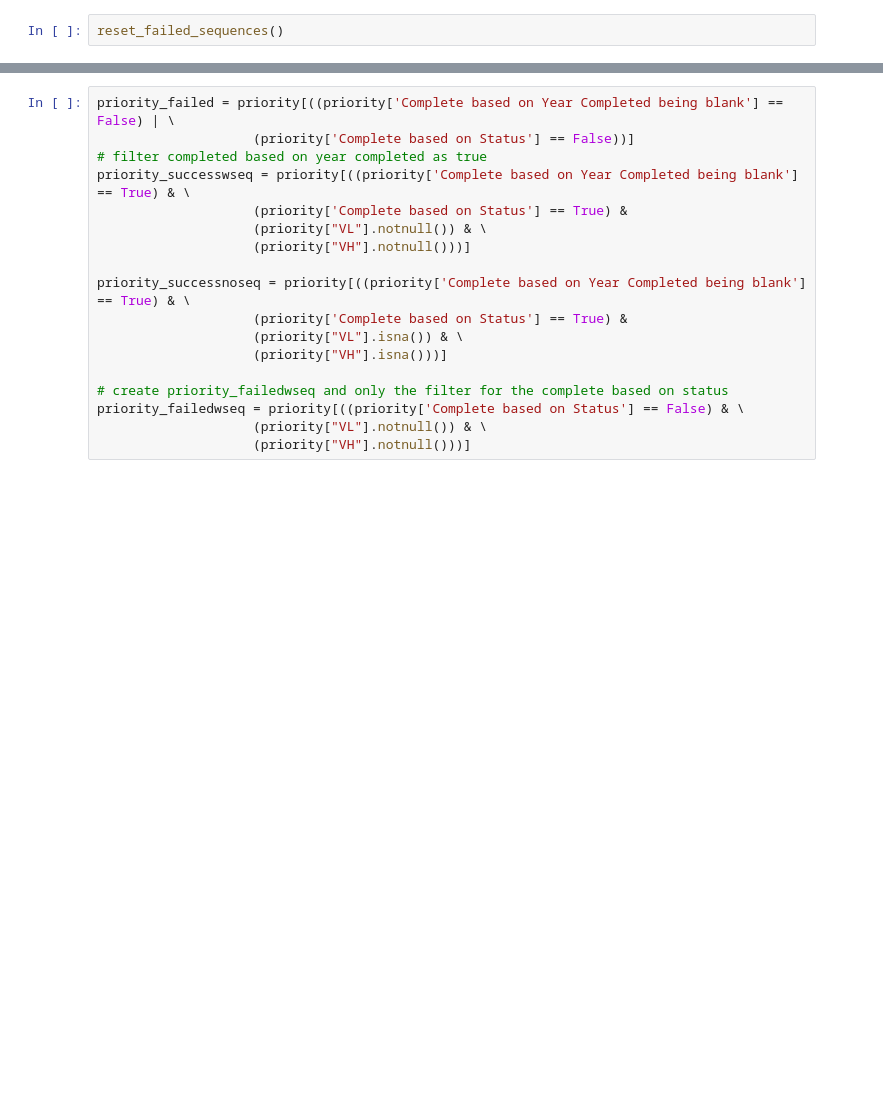
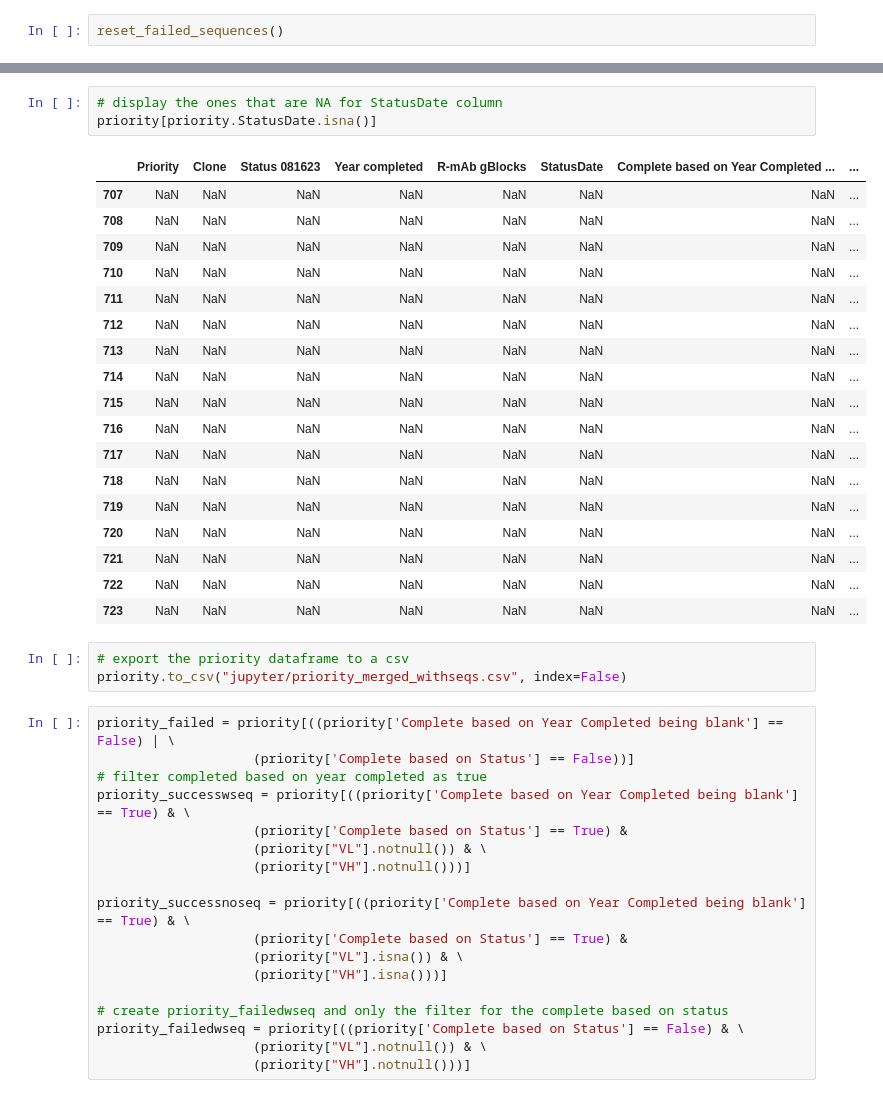
Before and after one commit to ucdavis-bioinformatics/NeuroMabSeq, a Jupyter notebook: trimmer/DatabaseNotebook.ipynb, the cells around one changed output, grey strips where cells are left out. Saved outputs shown, nothing was run; the diff lists cells and outputs as text; blank space fills up the shorter version.

```diff
--- a/trimmer/DatabaseNotebook.ipynb
+++ b/trimmer/DatabaseNotebook.ipynb
@@ -364,3 +391,28 @@ priority
+# %%
+# display the ones that are NA for StatusDate column
+priority[priority.StatusDate.isna()]
+# %% [output]
+|  | Priority | Clone | Status 081623 | Year completed | R-mAb gBlocks | StatusDate | Complete based on Year Completed ... | ... |
+| 707 | NaN | NaN | NaN | NaN | NaN | NaN | NaN | ... |
+| 708 | NaN | NaN | NaN | NaN | NaN | NaN | NaN | ... |
+| 709 | NaN | NaN | NaN | NaN | NaN | NaN | NaN | ... |
+| 710 | NaN | NaN | NaN | NaN | NaN | NaN | NaN | ... |
+| 711 | NaN | NaN | NaN | NaN | NaN | NaN | NaN | ... |
+| 712 | NaN | NaN | NaN | NaN | NaN | NaN | NaN | ... |
+| 713 | NaN | NaN | NaN | NaN | NaN | NaN | NaN | ... |
+| 714 | NaN | NaN | NaN | NaN | NaN | NaN | NaN | ... |
+| 715 | NaN | NaN | NaN | NaN | NaN | NaN | NaN | ... |
+| 716 | NaN | NaN | NaN | NaN | NaN | NaN | NaN | ... |
+| 717 | NaN | NaN | NaN | NaN | NaN | NaN | NaN | ... |
+| 718 | NaN | NaN | NaN | NaN | NaN | NaN | NaN | ... |
+| 719 | NaN | NaN | NaN | NaN | NaN | NaN | NaN | ... |
+| 720 | NaN | NaN | NaN | NaN | NaN | NaN | NaN | ... |
+| 721 | NaN | NaN | NaN | NaN | NaN | NaN | NaN | ... |
+| 722 | NaN | NaN | NaN | NaN | NaN | NaN | NaN | ... |
+| 723 | NaN | NaN | NaN | NaN | NaN | NaN | NaN | ... |
+# %%
+# export the priority dataframe to a csv
+priority.to_csv("jupyter/priority_merged_withseqs.csv", index=False)
 # %%
 priority_failed = priority[((priority['Complete based on Year Completed being blank'] == False) | \
                     (priority['Complete based on Status'] == False))]
```
Also changed, not shown: parts of 17 cells of this notebook, 8 other files.
